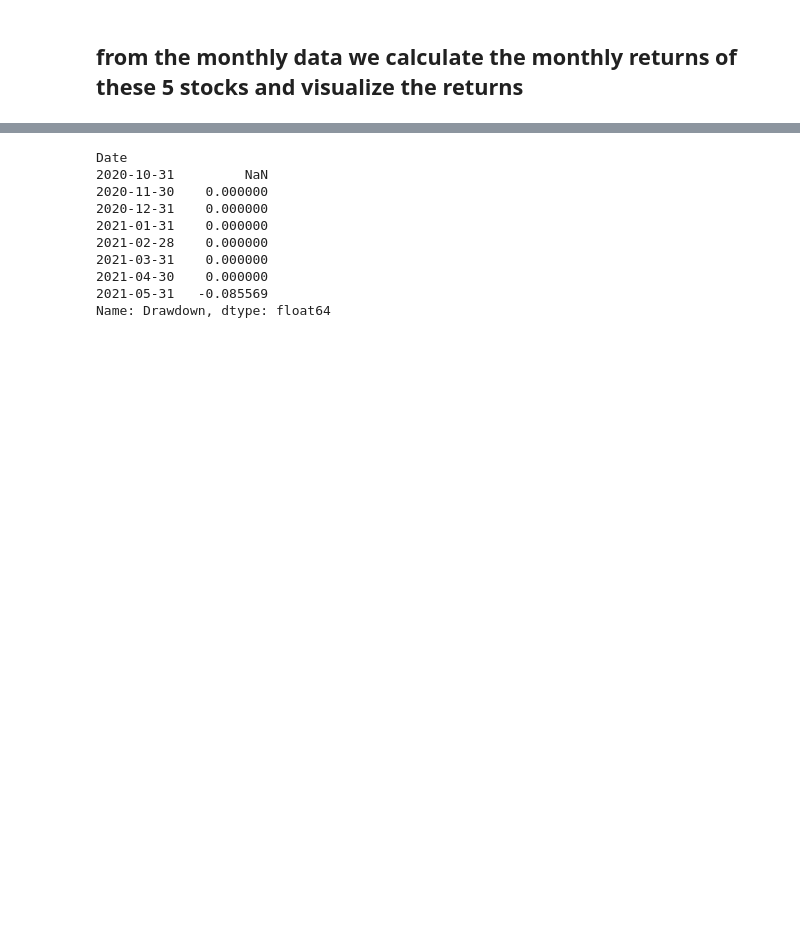
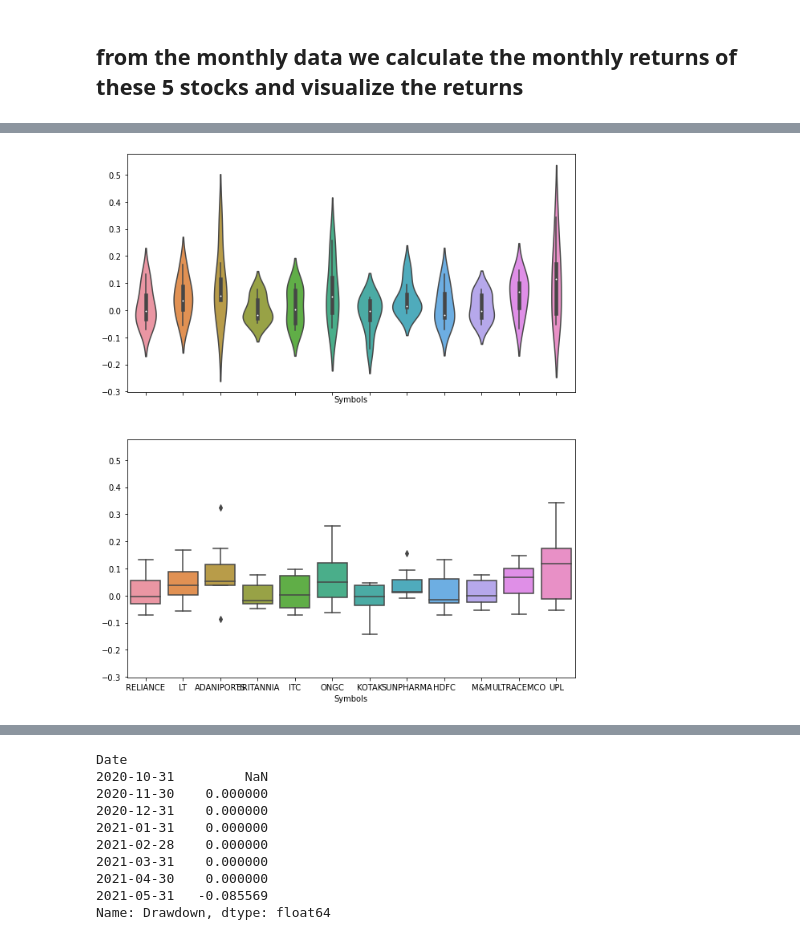
Before and after one commit to hal-3001/pperformance-metrics, a Jupyter notebook: p.ipynb, the cells around one changed output, grey strips where cells are left out. Cells and saved outputs as stored; diff of their text form; code cells hidden in the pictures; blank space fills up the shorter version.

```diff
--- a/p.ipynb
+++ b/p.ipynb
@@ -79,0 +101,9 @@ memory usage: 832.0 bytes
+# %%
+import matplotlib.pyplot as plt
+import seaborn as sns
+fig,(ax1,ax2)= plt.subplots(nrows=2,figsize=(10,12),sharex=True,sharey=True)
+sns.violinplot(data=returns[1],ax=ax1)
+sns.boxplot(data=returns[1],ax=ax2)
+plt.show()
+# %% [output]
+[figure, added]
```
Also changed, not shown: parts of 17 cells of this notebook.
